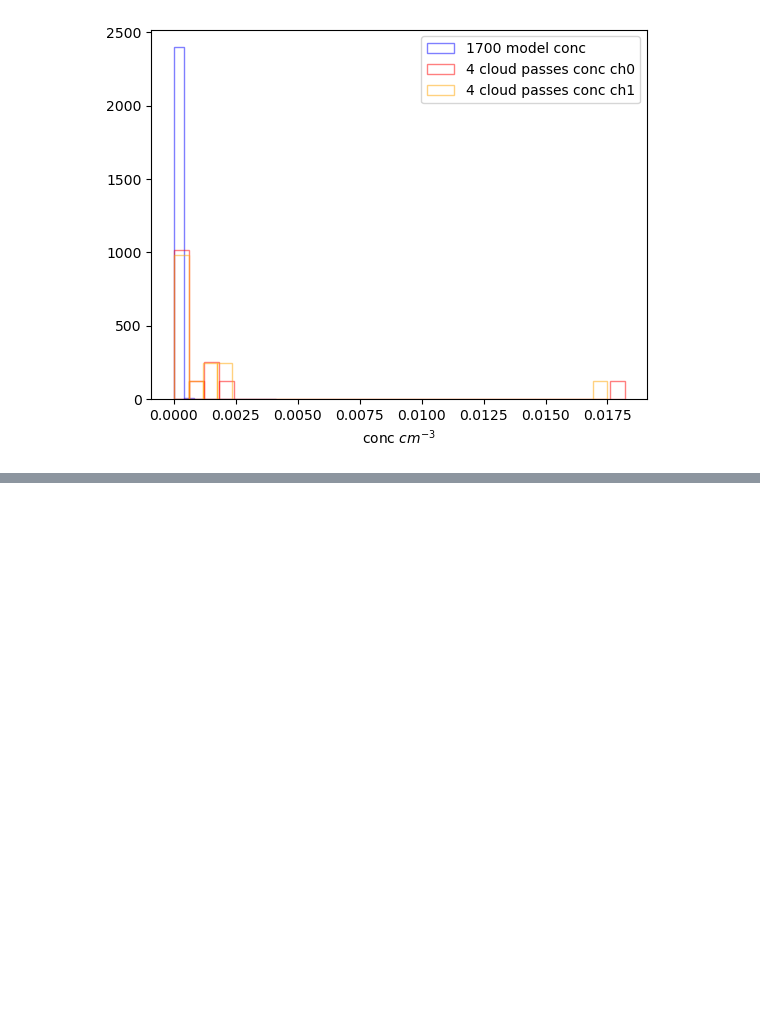
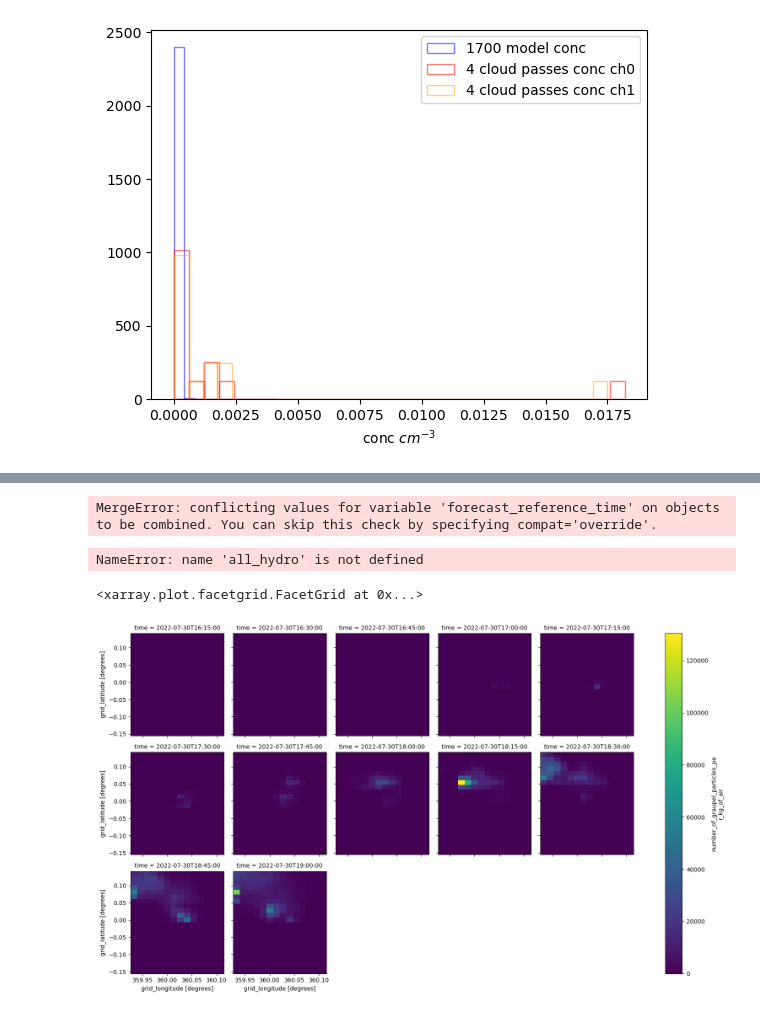
Before and after one commit to ezriri/shes_a_model, a Jupyter notebook: messy_unrisk_workshop.ipynb, the cells around one changed output, grey strips where cells are left out. Saved outputs shown, nothing was run; the diff lists cells and outputs as text; code cells hidden in the pictures; blank space fills up the shorter version.

```diff
--- a/messy_unrisk_workshop.ipynb
+++ b/messy_unrisk_workshop.ipynb
@@ -887,0 +1051,16 @@ Text(0.5, 0, 'conc $cm^{-3}$')
+# %%
+nc_file_loc = '/gws/nopw/j04/dcmex/users/dfinney/data/CASIM/dd455_4apr2024_ncs_27feb2025v2/20220730T0000Z/expt1/'
+orog_loc = '/gws/nopw/j04/dcmex/users/dfinney/data/CASIM/dd455_4apr2024_ncs_27feb2025v2/20220716T0000Z_LMagda_km1p5set1_expt1_pa000_model_orog.nc'
+
+
+
+''' this will not be needed in colab '''
+hydro_file = xr.load_dataset(f'{nc_file_loc}20220730T0000Z_LMagda_km1p5set1_expt1_pz016.nc',  decode_timedelta=True)
+updraft_file = xr.load_dataset(f'{nc_file_loc}20220730T0000Z_LMagda_km1p5set1_expt1_pz016_w.nc',  decode_timedelta=True)
+regridder = xe.Regridder(updraft_file, hydro_file, "bilinear") ## computationally expensive, so do it once
+''' - - - - - - - - - - - - - - - - - - - - - '''
+## making altASL
+orography = xr.load_dataset(orog_loc, decode_timedelta=True) ## orography over
+orography_regrid = regridder(orography)
+altASL = hydro_file['level_height'] + hydro_file['sigma'] *  orography_regrid['surface_altitude']
+altASL_notime = altASL.drop_vars("time") # silly time
@@ -887,0 +1205,41 @@ Text(0.5, 0, 'conc $cm^{-3}$')
+# %%
+all_hydro = xr.open_mfdataset(f'{nc_file_loc}20220730T0000Z_LMagda_km1p5set1_expt1_pz01*.nc', decode_timedelta=True) # grab all hrs of data
+all_density = xr.open_mfdataset(f'{nc_file_loc}20220731T0000Z_LMagda_km1p5set1_expt1_pz01*_density.nc', decode_timedelta=True) # grab all hrs of data
+# need to align, so time is the same - so can combine into 1 xr
+all_density = density.assign_coords(time=all_hydro.time)
+combined = xr.merge([all_hydro, all_density, updraft])
+# also assign altASL as defined previously
+
+combined = combined.assign_coords(true_level_height_asl=altASL_notime) # adding in altASL as coordinate
+# %% [output]
+MergeError: conflicting values for variable 'forecast_reference_time' on objects to be combined. You can skip this check by specifying compat='override'.
+# %%
+all_hydro
+# %% [output]
+NameError: name 'all_hydro' is not defined
+# %%
+#time_list = ['16', '17', '18'] #['16', '17', '18', '19', '20', '21']
+#subset_files = open_correct_hr_files(time_list) # this takes a while
+
+
+## now can slize to size we want
+min_gridlat = -0.15
+max_gridlat = 0.14
+
+min_gridlon = 359.93
+max_gridlon = 360.11
+sliced_df = dataframe.sel(grid_latitude=slice(min_gridlat, max_gridlat), grid_longitude=slice(min_gridlon, max_gridlon))
+# %%
+#subset_files['16']
+
+sliced_files = {key: slice_smaller_domain(data, min_gridlat, max_gridlat, min_gridlon, max_gridlon) for key, data in subset_files.items()}
+# %%
+# also combine the different hrs together:
+df_list= [data for key, data in sliced_files.items()]
+big_df = xr.merge(df_list)
+#max_graupel_values = big_df['number_of_graupel_particles_per_kg_of_air']
+#level_heights_masked_limited.max(["model_level_number"]).plot(col="time", col_wrap=5)
+big_df['number_of_graupel_particles_per_kg_of_air'].max(["model_level_number"]).plot(col="time", col_wrap=5)
+# %% [output]
+<xarray.plot.facetgrid.FacetGrid at 0x...>
+[figure, added]
```
Also changed, not shown: parts of 31 cells of this notebook, 17 other files.
